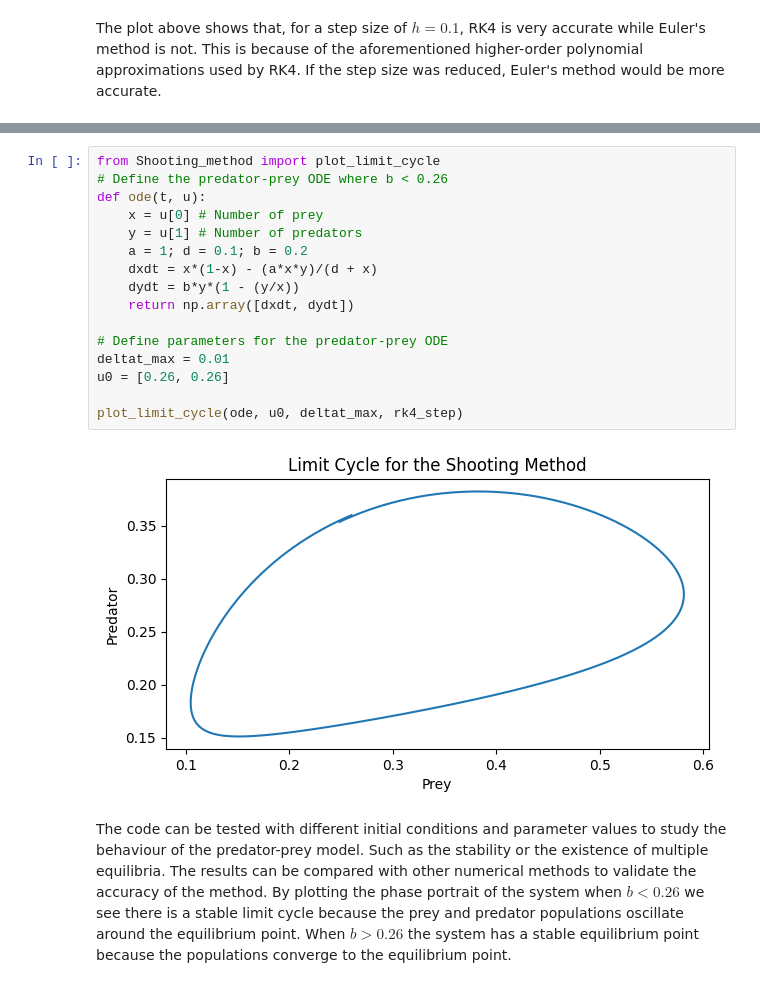
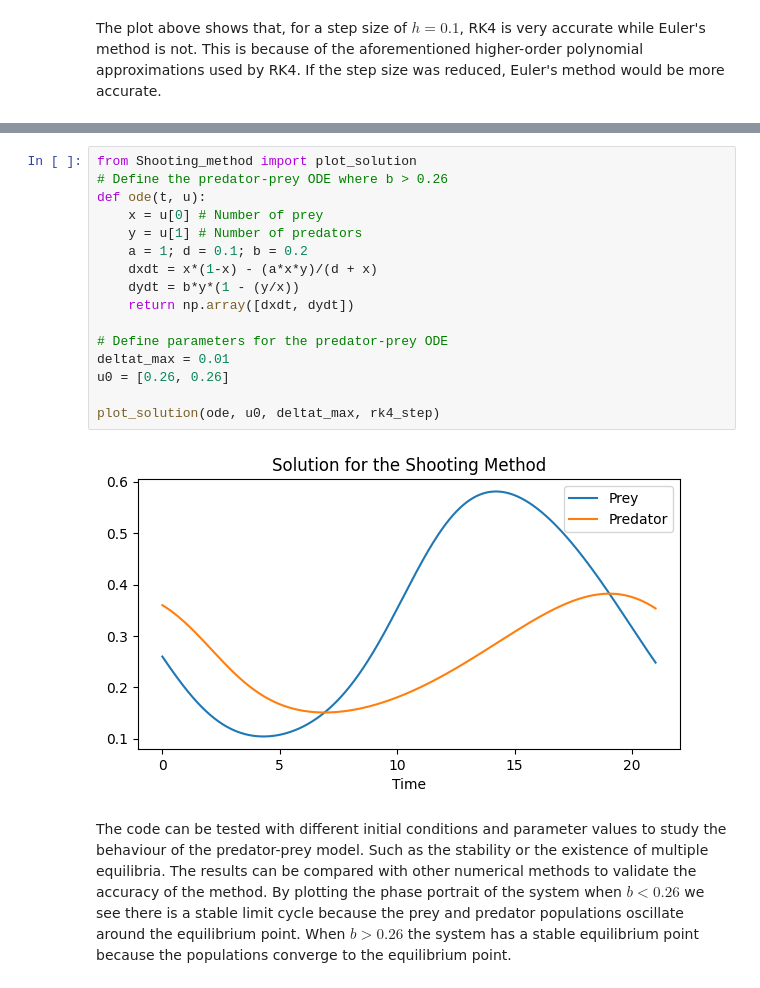
Before and after one commit to BedenPag/scicomp, a Jupyter notebook: Report.ipynb, the cells around one changed output, grey strips where cells are left out. Cells and saved outputs as stored; diff of their text form.

```diff
--- a/Report.ipynb
+++ b/Report.ipynb
@@ -127,22 +125,22 @@ The following code implements the shooting method to solve a specific BVP for th
 
 where x(t) represents the population of prey, y(t) represents the population of predators, and a, b, and d are parameters.
 # %%
-from Shooting_method import plot_limit_cycle
-# Define the predator-prey ODE where b < 0.26
+from Shooting_method import plot_solution
+# Define the predator-prey ODE where b > 0.26
 def ode(t, u):
     x = u[0] # Number of prey
     y = u[1] # Number of predators
     a = 1; d = 0.1; b = 0.2
     dxdt = x*(1-x) - (a*x*y)/(d + x)
     dydt = b*y*(1 - (y/x))
     return np.array([dxdt, dydt])
 
 # Define parameters for the predator-prey ODE
 deltat_max = 0.01
 u0 = [0.26, 0.26]
 
-plot_limit_cycle(ode, u0, deltat_max, rk4_step)
+plot_solution(ode, u0, deltat_max, rk4_step)
 # %% [output]
-[figure, old version]
+[figure, new version]
 # %% [markdown]
 The code can be tested with different initial conditions and parameter values to study the behaviour of the predator-prey model. Such as the stability or the existence of multiple equilibria. The results can be compared with other numerical methods to validate the accuracy of the method. By plotting the phase portrait of the system when $b <  0.26$ we see there is a stable limit cycle because the prey and predator populations oscillate around the equilibrium point. When $b > 0.26$ the system has a stable equilibrium point because the populations converge to the equilibrium point.
```
Also changed, not shown: parts of 18 cells of this notebook, 10 other files.
